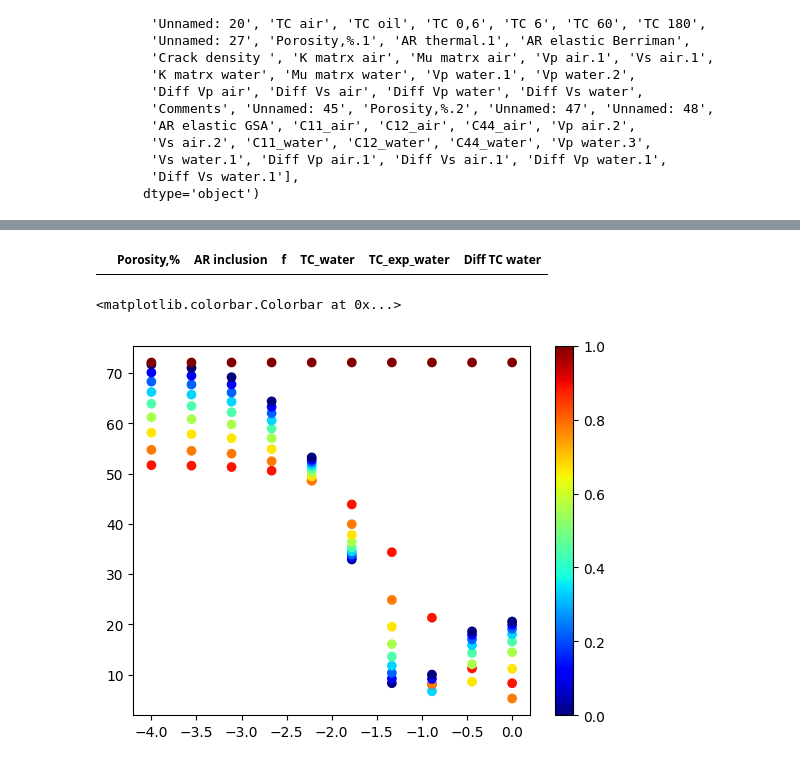
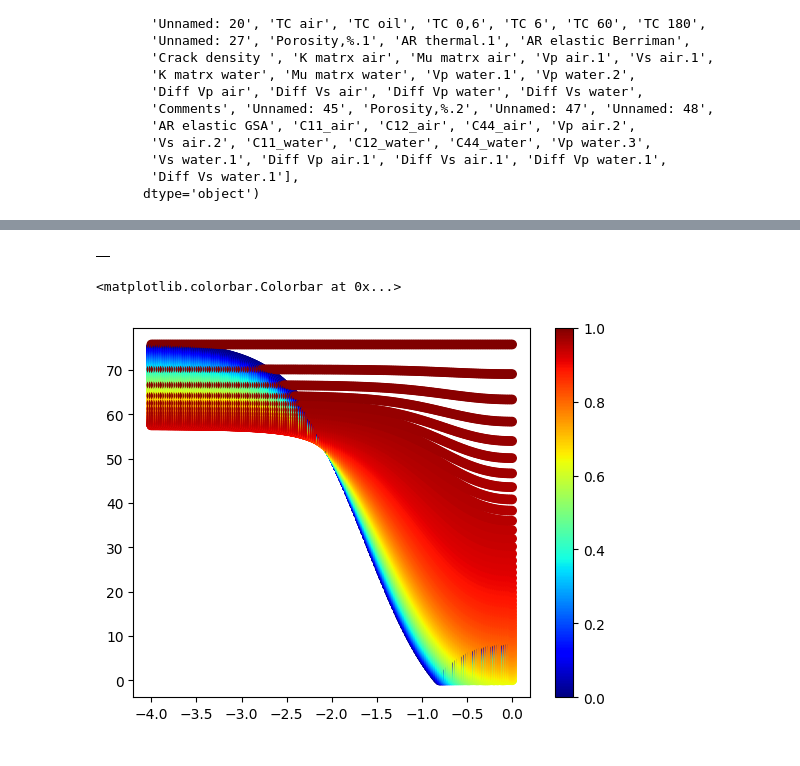
Before and after one commit to MariiaKalinina/Elasticity, a Jupyter notebook: Permeability_from_TC.ipynb, the cells around one changed output, grey strips where cells are left out. Drawn from its saved outputs; the diff is of its cells as text; code cells hidden in the pictures.

```diff
--- a/Permeability_from_TC.ipynb
+++ b/Permeability_from_TC.ipynb
@@ -1585,12 +1571,12 @@ for fluid in fluid_list:
 # %%
-sorted_water[:10]
+sorted_water
 # %% [output]
-|  | Porosity,% | AR inclusion | f | TC_water | TC_exp_water | Diff TC water |
+|  |
 # %%
-scatter = plt.scatter(np.log10(sorted_air['AR inclusion']),sorted_air['Diff TC air'],
-                      c=sorted_air['f'], cmap='jet', marker='o')
+scatter = plt.scatter(np.log10(result_air['AR inclusion']),result_air['Diff TC air'],
+                      c=result_air['f'], cmap='jet', marker='o')
 
 plt.colorbar(scatter)  # Add color bar to the plot
 # %% [output]
 <matplotlib.colorbar.Colorbar at 0x...>
-[figure, old version]
+[figure, new version]
```
Also changed, not shown: parts of 60 cells of this notebook.
